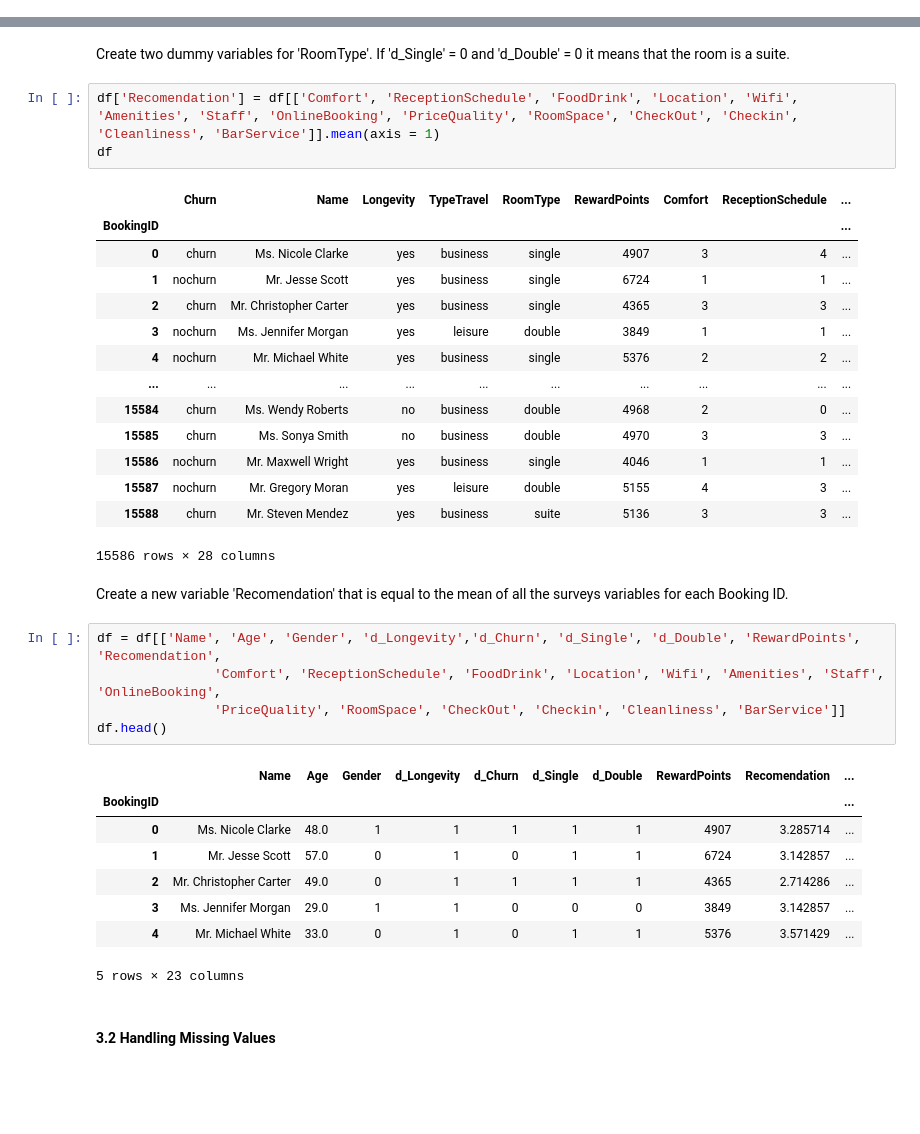
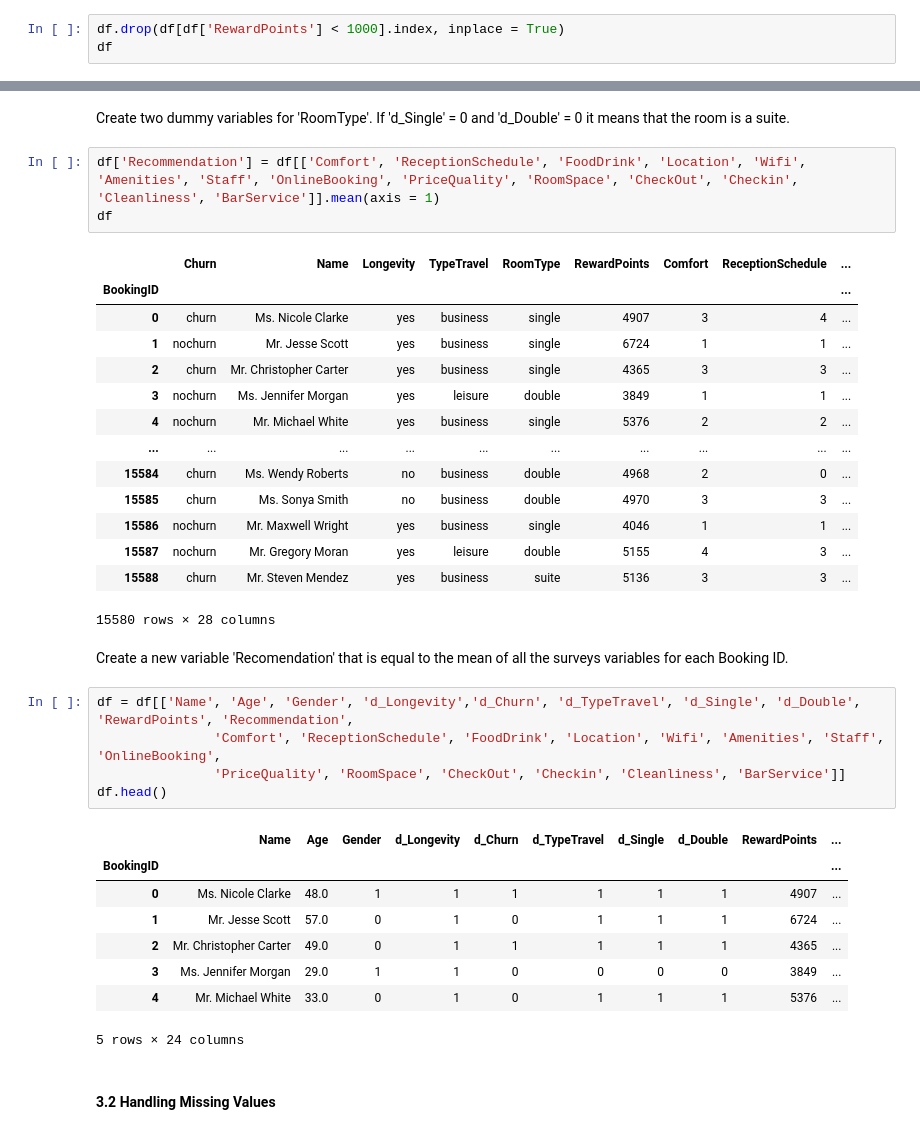
Before and after one commit to jorgecompleto/BookMe_Clustering, a Jupyter notebook: 202122_Cluster_Group15_Notebook.ipynb, the cells around one changed output, grey strips where cells are left out. Saved outputs shown, nothing was run; the diff lists cells and outputs as text; blank space fills up the shorter version.

```diff
--- a/202122_Cluster_Group15_Notebook.ipynb
+++ b/202122_Cluster_Group15_Notebook.ipynb
@@ -462,0 +507,3 @@ No problems with this variable.
+# %%
+df.drop(df[df['RewardPoints'] < 1000].index, inplace = True)
+df
@@ -563,7 +637,7 @@ df['d_Double'] = np.where(df['RoomType'] != 'double', '1', '0')
 # %% [markdown]
 Create two dummy variables for 'RoomType'. If 'd_Single' = 0 and 'd_Double' = 0 it means that the room is a suite.
 # %%
-df['Recomendation'] = df[['Comfort', 'ReceptionSchedule', 'FoodDrink', 'Location', 'Wifi', 'Amenities', 'Staff', 'OnlineBooking', 'PriceQuality', 'RoomSpace', 'CheckOut', 'Checkin', 'Cleanliness', 'BarService']].mean(axis = 1)
+df['Recommendation'] = df[['Comfort', 'ReceptionSchedule', 'FoodDrink', 'Location', 'Wifi', 'Amenities', 'Staff', 'OnlineBooking', 'PriceQuality', 'RoomSpace', 'CheckOut', 'Checkin', 'Cleanliness', 'BarService']].mean(axis = 1)
 df
 # %% [output]
 |  | Churn | Name | Longevity | TypeTravel | RoomType | RewardPoints | Comfort | ReceptionSchedule | ... |
@@ -579,23 +653,23 @@ df
 | 15586 | nochurn | Mr. Maxwell Wright | yes | business | single | 4046 | 1 | 1 | ... |
 | 15587 | nochurn | Mr. Gregory Moran | yes | leisure | double | 5155 | 4 | 3 | ... |
 | 15588 | churn | Mr. Steven Mendez | yes | business | suite | 5136 | 3 | 3 | ... |
-15586 rows × 28 columns
+15580 rows × 28 columns
 # %% [markdown]
 Create a new variable 'Recomendation' that is equal to the mean of all the surveys variables for each Booking ID.
 # %%
-df = df[['Name', 'Age', 'Gender', 'd_Longevity','d_Churn', 'd_Single', 'd_Double', 'RewardPoints', 'Recomendation',
+df = df[['Name', 'Age', 'Gender', 'd_Longevity','d_Churn', 'd_TypeTravel', 'd_Single', 'd_Double', 'RewardPoints', 'Recommendation',
                'Comfort', 'ReceptionSchedule', 'FoodDrink', 'Location', 'Wifi', 'Amenities', 'Staff', 'OnlineBooking',
                'PriceQuality', 'RoomSpace', 'CheckOut', 'Checkin', 'Cleanliness', 'BarService']]
 df.head()
 # %% [output]
-|  | Name | Age | Gender | d_Longevity | d_Churn | d_Single | d_Double | RewardPoints | Recomendation | ... |
+|  | Name | Age | Gender | d_Longevity | d_Churn | d_TypeTravel | d_Single | d_Double | RewardPoints | ... |
 | BookingID |  |  |  |  |  |  |  |  |  | ... |
-| 0 | Ms. Nicole Clarke | 48.0 | 1 | 1 | 1 | 1 | 1 | 4907 | 3.285714 | ... |
-| 1 | Mr. Jesse Scott | 57.0 | 0 | 1 | 0 | 1 | 1 | 6724 | 3.142857 | ... |
-| 2 | Mr. Christopher Carter | 49.0 | 0 | 1 | 1 | 1 | 1 | 4365 | 2.714286 | ... |
-| 3 | Ms. Jennifer Morgan | 29.0 | 1 | 1 | 0 | 0 | 0 | 3849 | 3.142857 | ... |
-| 4 | Mr. Michael White | 33.0 | 0 | 1 | 0 | 1 | 1 | 5376 | 3.571429 | ... |
+| 0 | Ms. Nicole Clarke | 48.0 | 1 | 1 | 1 | 1 | 1 | 1 | 4907 | ... |
+| 1 | Mr. Jesse Scott | 57.0 | 0 | 1 | 0 | 1 | 1 | 1 | 6724 | ... |
+| 2 | Mr. Christopher Carter | 49.0 | 0 | 1 | 1 | 1 | 1 | 1 | 4365 | ... |
+| 3 | Ms. Jennifer Morgan | 29.0 | 1 | 1 | 0 | 0 | 0 | 0 | 3849 | ... |
+| 4 | Mr. Michael White | 33.0 | 0 | 1 | 0 | 1 | 1 | 1 | 5376 | ... |
-5 rows × 23 columns
+5 rows × 24 columns
 # %% [markdown]
 #### 3.2 Handling Missing Values
 # %%
```
Also changed, not shown: parts of 80 cells of this notebook.
